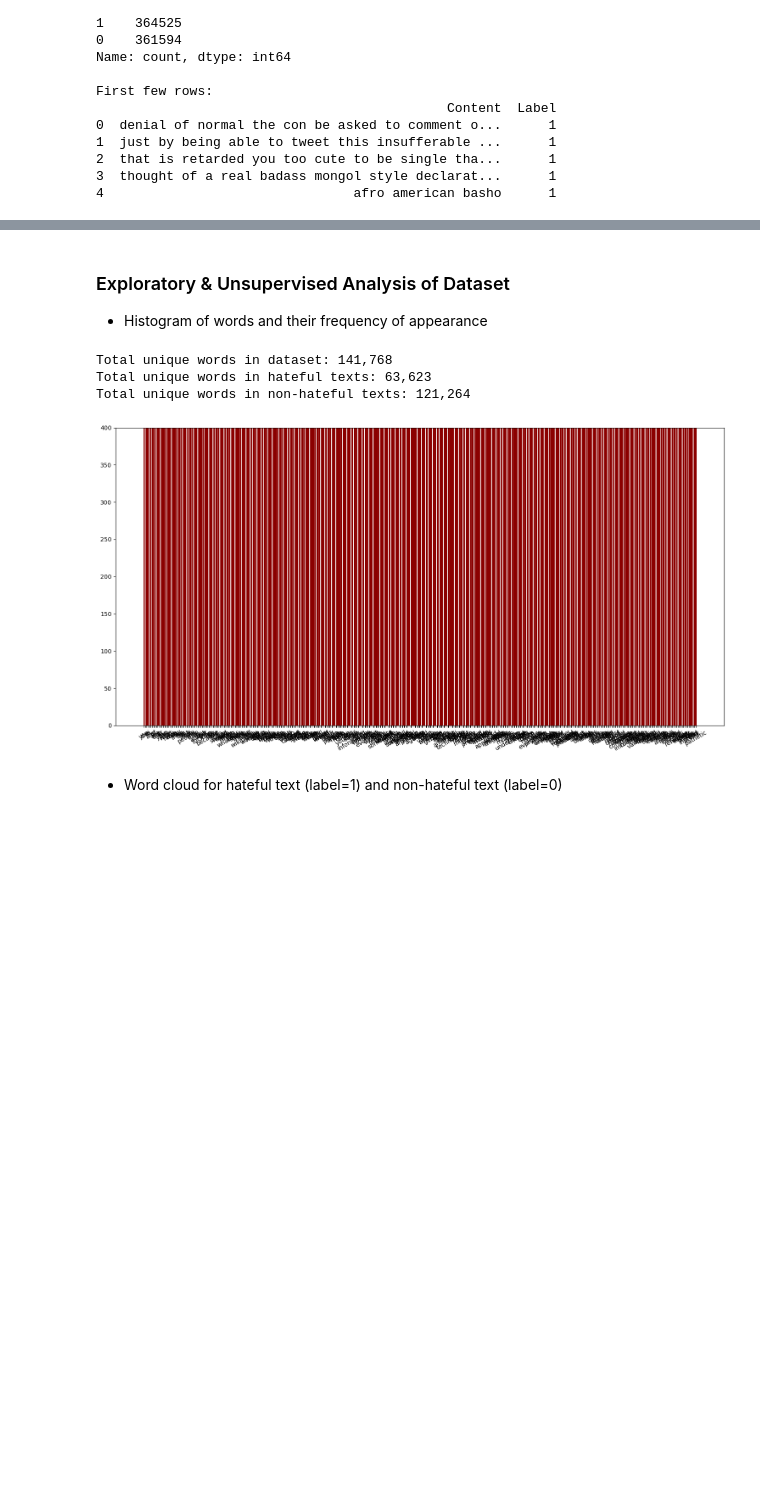
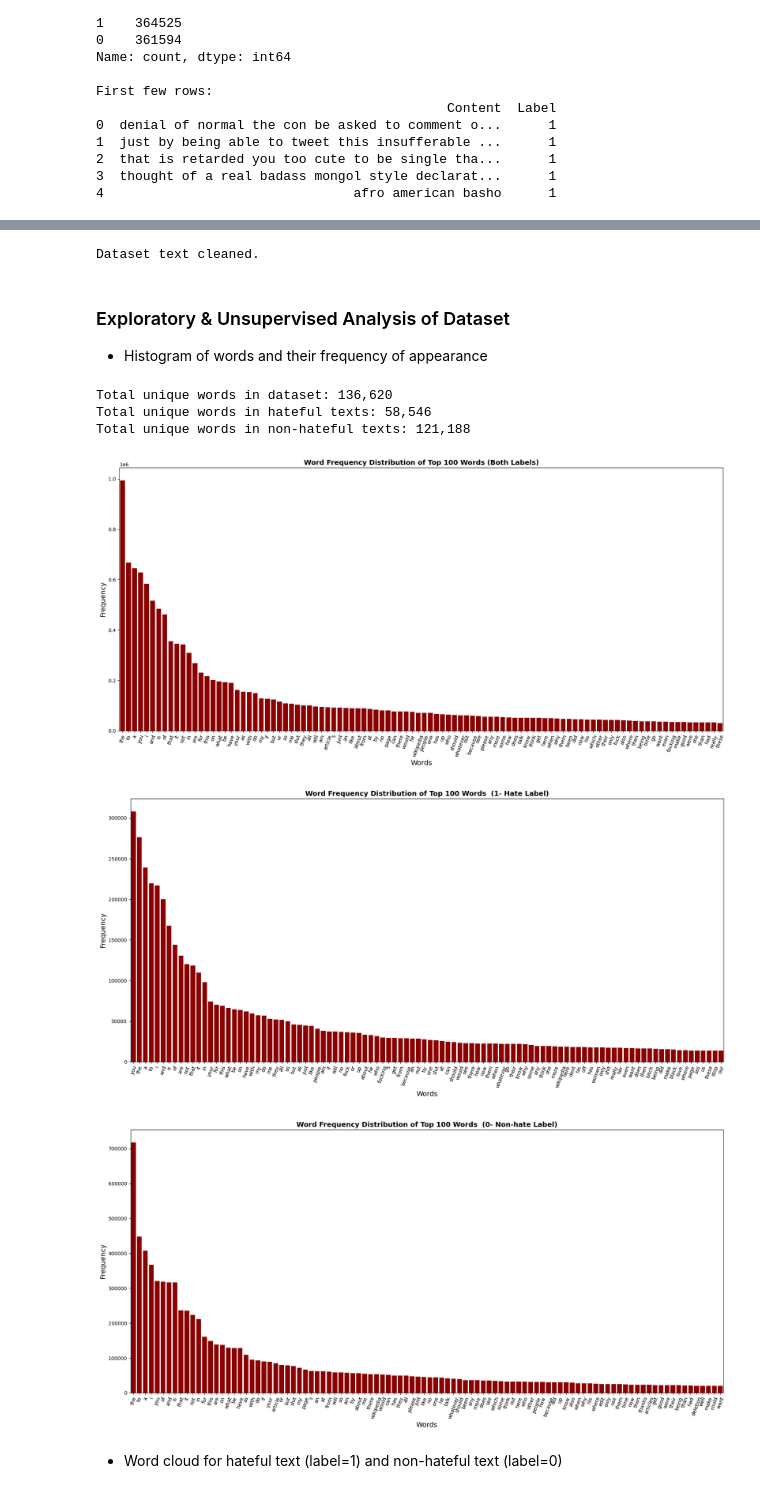
Before and after one commit to IvanYeung0610/Hate-Speech-Detection, a Jupyter notebook: KNN.ipynb, the cells around one changed output, grey strips where cells are left out. Drawn from its saved outputs; the diff is of its cells as text; code cells hidden in the pictures; blank space fills up the shorter version.

Commit message:
Added additional visualizations for the raw data

```diff
--- a/KNN.ipynb
+++ b/KNN.ipynb
@@ -61,3 +69,18 @@ First few rows:
+# %%
+def clean_text(text):
+    text = str(text)
+    text = text.lower()
+    text = re.sub(r'http\S+|www\S+|https\S+', '', text, flags=re.MULTILINE)
+    text = re.sub(r'\@\w+|\#', '', text)
+    text = re.sub(r'\d+', '', text)
+    text = re.sub(r'[^\w\s]', '', text)
+
+    return text
+
+df['Content'] = df['Content'].apply(clean_text)
+print("Dataset text cleaned.")
+# %% [output]
+Dataset text cleaned.
 # %% [markdown]
 ### Exploratory & Unsupervised Analysis of Dataset
 * Histogram of words and their frequency of appearance
@@ -82,29 +105,59 @@ print(f"\nTotal unique words in dataset: {len(all_texts_frequencies):,}")
 print(f"Total unique words in hateful texts: {len(hate_texts_frequencies):,}")
 print(f"Total unique words in non-hateful texts: {len(nonhate_texts_frequencies):,}")
 # %% [output]
-Total unique words in dataset: 141,768
-Total unique words in hateful texts: 63,623
-Total unique words in non-hateful texts: 121,264
+Total unique words in dataset: 136,620
+Total unique words in hateful texts: 58,546
+Total unique words in non-hateful texts: 121,188
 # %%
 sorted_all = sorted(all_texts_frequencies.items(), key=lambda x: x[1], reverse=True)
-sorted_all = sorted_all[:400] # Top 100 words
+sorted_all = sorted_all[:100] # Top 100 words
 sorted_hate = sorted(hate_texts_frequencies.items(), key=lambda x: x[1], reverse=True)
-sorted_hate = sorted_hate[:400] # Top 400 words
+sorted_hate = sorted_hate[:100] # Top 400 words
 sorted_nonhate = sorted(nonhate_texts_frequencies.items(), key=lambda x: x[1], reverse=True)
-sorted_nonhate = sorted_nonhate[:400] # Top 400 words
+sorted_nonhate = sorted_nonhate[:100] # Top 400 words
+
+words = [ item[0] for item in sorted_all ]
+counts = [ item[1] for item in sorted_all ]
+
+
+plt.figure(figsize=(18, 9))
+plt.xlabel('Words', fontsize=14)
+plt.ylabel('Frequency', fontsize=14)
+plt.title('Word Frequency Distribution of Top 100 Words (Both Labels)', fontsize=14, fontweight='bold')
+plt.bar(words, counts, color='darkred')
+plt.xlim(-0.5, len(words) - 0.5)
+plt.xticks(rotation=70, ha='center')
+plt.tight_layout()
+plt.show()
 
 words = [ item[0] for item in sorted_hate ]
 counts = [ item[1] for item in sorted_hate ]
 
-
-plt.figure(figsize=(15, 8))
+plt.figure(figsize=(18, 9))
+plt.xlabel('Words', fontsize=14)
+plt.ylabel('Frequency', fontsize=14)
+plt.title('Word Frequency Distribution of Top 100 Words  (1- Hate Label)', fontsize=14, fontweight='bold')
 plt.bar(words, counts, color='darkred')
-# Set the y-axis limit (frequency) to 400
-plt.ylim(0, 400)
-plt.xticks(rotation=30, ha='center')
+plt.xlim(-0.5, len(words) - 0.5)
+plt.xticks(rotation=70, ha='center')
 plt.tight_layout()
 plt.show()
+
+words = [ item[0] for item in sorted_nonhate ]
+counts = [ item[1] for item in sorted_nonhate ]
+
+plt.figure(figsize=(18, 9))
+plt.xlabel('Words', fontsize=14)
+plt.ylabel('Frequency', fontsize=14)
+plt.title('Word Frequency Distribution of Top 100 Words  (0- Non-hate Label)', fontsize=14, fontweight='bold')
+plt.bar(words, counts, color='darkred')
+plt.xlim(-0.5, len(words) - 0.5)
+plt.xticks(rotation=70, ha='center')
+plt.tight_layout()
+plt.show()
 # %% [output]
-[figure, old version]
+[figure, new version]
+[figure, added]
+[figure, added]
 # %% [markdown]
 * Word cloud for hateful text (label=1) and non-hateful text (label=0)
```
Also changed, not shown: parts of 4 cells of this notebook.
